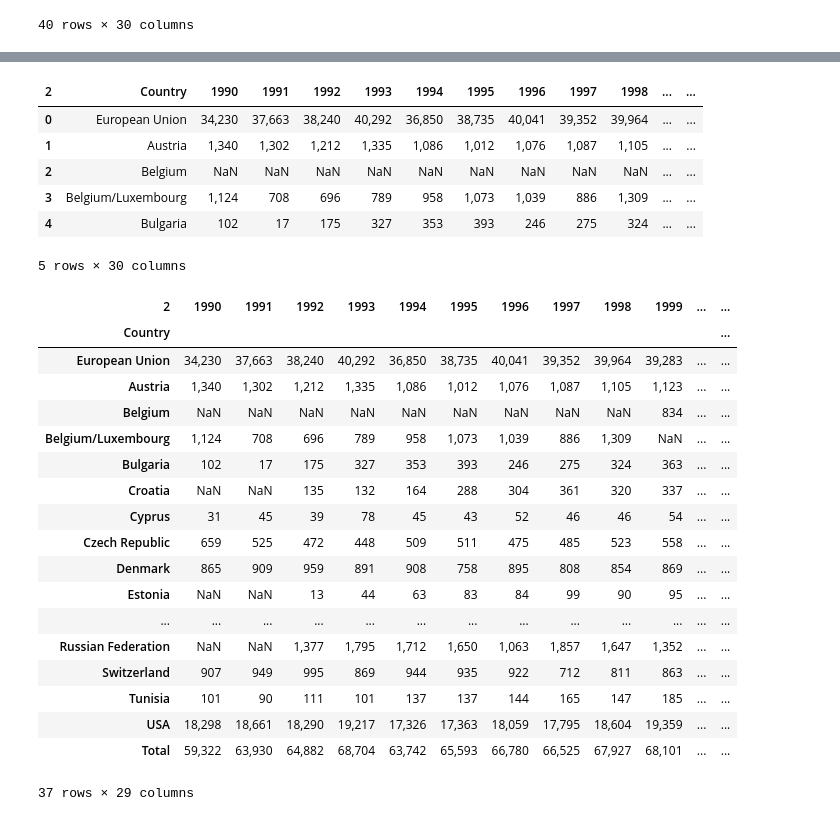
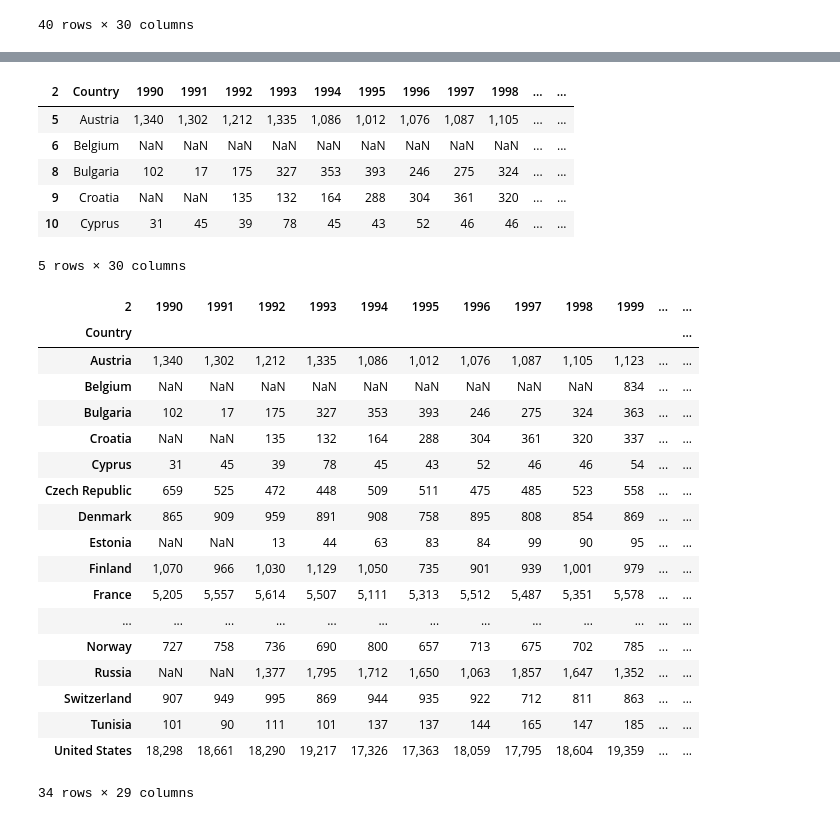
Before and after one commit to dmar0726/ETL-Project, a Jupyter notebook: ico-data/import_consumption_ico.ipynb, the cells around one changed output, grey strips where cells are left out. Cells and saved outputs as stored; diff of their text form; code cells hidden in the pictures.

Commit message:
delete unneeded rows, change country names

```diff
--- a/ico-data/import_consumption_ico.ipynb
+++ b/ico-data/import_consumption_ico.ipynb
@@ -56,4 +56,4 @@ renamed_df
 40 rows × 30 columns
 # %%
 # renamed_df.delete(renamed_df.loc[renamed_df["Disappearance"] == "In thousand 60-kg bags"])
-dropped_df = renamed_df.drop(index=[0,43])
+dropped_df = renamed_df.drop(index=[0, 4, 7, 42, 43])
@@ -69,0 +60,3 @@ dropped_df.head()
+# %%
+dropped_df["Disappearance"] = dropped_df["Disappearance"].replace({"USA": "United States", "Russian Federation": "Russia"})
+dropped_df
@@ -115,34 +127,34 @@ dropped_df.reset_index(drop=True)
 # %%
-final_df = final_df.rename(columns = {"Calendar years": "Country"})
-final_df.head()
+dropped_df = dropped_df.rename(columns = {"Calendar years": "Country"})
+dropped_df.head()
 # %% [output]
 | 2 | Country | 1990 | 1991 | 1992 | 1993 | 1994 | 1995 | 1996 | 1997 | 1998 | ... | ... |
-| 0 | European Union | 34,230 | 37,663 | 38,240 | 40,292 | 36,850 | 38,735 | 40,041 | 39,352 | 39,964 | ... | ... |
-| 1 | Austria | 1,340 | 1,302 | 1,212 | 1,335 | 1,086 | 1,012 | 1,076 | 1,087 | 1,105 | ... | ... |
-| 2 | Belgium | NaN | NaN | NaN | NaN | NaN | NaN | NaN | NaN | NaN | ... | ... |
-| 3 | Belgium/Luxembourg | 1,124 | 708 | 696 | 789 | 958 | 1,073 | 1,039 | 886 | 1,309 | ... | ... |
-| 4 | Bulgaria | 102 | 17 | 175 | 327 | 353 | 393 | 246 | 275 | 324 | ... | ... |
+| 5 | Austria | 1,340 | 1,302 | 1,212 | 1,335 | 1,086 | 1,012 | 1,076 | 1,087 | 1,105 | ... | ... |
+| 6 | Belgium | NaN | NaN | NaN | NaN | NaN | NaN | NaN | NaN | NaN | ... | ... |
+| 8 | Bulgaria | 102 | 17 | 175 | 327 | 353 | 393 | 246 | 275 | 324 | ... | ... |
+| 9 | Croatia | NaN | NaN | 135 | 132 | 164 | 288 | 304 | 361 | 320 | ... | ... |
+| 10 | Cyprus | 31 | 45 | 39 | 78 | 45 | 43 | 52 | 46 | 46 | ... | ... |
 5 rows × 30 columns
 # %%
-final_df.set_index(keys="Country")
+dropped_df.set_index(keys="Country")
 # %% [output]
 | 2 | 1990 | 1991 | 1992 | 1993 | 1994 | 1995 | 1996 | 1997 | 1998 | 1999 | ... | ... |
 | Country |  |  |  |  |  |  |  |  |  |  |  | ... |
-| European Union | 34,230 | 37,663 | 38,240 | 40,292 | 36,850 | 38,735 | 40,041 | 39,352 | 39,964 | 39,283 | ... | ... |
 | Austria | 1,340 | 1,302 | 1,212 | 1,335 | 1,086 | 1,012 | 1,076 | 1,087 | 1,105 | 1,123 | ... | ... |
 | Belgium | NaN | NaN | NaN | NaN | NaN | NaN | NaN | NaN | NaN | 834 | ... | ... |
-| Belgium/Luxembourg | 1,124 | 708 | 696 | 789 | 958 | 1,073 | 1,039 | 886 | 1,309 | NaN | ... | ... |
 | Bulgaria | 102 | 17 | 175 | 327 | 353 | 393 | 246 | 275 | 324 | 363 | ... | ... |
 | Croatia | NaN | NaN | 135 | 132 | 164 | 288 | 304 | 361 | 320 | 337 | ... | ... |
 | Cyprus | 31 | 45 | 39 | 78 | 45 | 43 | 52 | 46 | 46 | 54 | ... | ... |
 | Czech Republic | 659 | 525 | 472 | 448 | 509 | 511 | 475 | 485 | 523 | 558 | ... | ... |
 | Denmark | 865 | 909 | 959 | 891 | 908 | 758 | 895 | 808 | 854 | 869 | ... | ... |
 | Estonia | NaN | NaN | 13 | 44 | 63 | 83 | 84 | 99 | 90 | 95 | ... | ... |
+| Finland | 1,070 | 966 | 1,030 | 1,129 | 1,050 | 735 | 901 | 939 | 1,001 | 979 | ... | ... |
+| France | 5,205 | 5,557 | 5,614 | 5,507 | 5,111 | 5,313 | 5,512 | 5,487 | 5,351 | 5,578 | ... | ... |
 | ... | ... | ... | ... | ... | ... | ... | ... | ... | ... | ... | ... | ... |
-| Russian Federation | NaN | NaN | 1,377 | 1,795 | 1,712 | 1,650 | 1,063 | 1,857 | 1,647 | 1,352 | ... | ... |
+| Norway | 727 | 758 | 736 | 690 | 800 | 657 | 713 | 675 | 702 | 785 | ... | ... |
+| Russia | NaN | NaN | 1,377 | 1,795 | 1,712 | 1,650 | 1,063 | 1,857 | 1,647 | 1,352 | ... | ... |
 | Switzerland | 907 | 949 | 995 | 869 | 944 | 935 | 922 | 712 | 811 | 863 | ... | ... |
 | Tunisia | 101 | 90 | 111 | 101 | 137 | 137 | 144 | 165 | 147 | 185 | ... | ... |
-| USA | 18,298 | 18,661 | 18,290 | 19,217 | 17,326 | 17,363 | 18,059 | 17,795 | 18,604 | 19,359 | ... | ... |
-| Total | 59,322 | 63,930 | 64,882 | 68,704 | 63,742 | 65,593 | 66,780 | 66,525 | 67,927 | 68,101 | ... | ... |
+| United States | 18,298 | 18,661 | 18,290 | 19,217 | 17,326 | 17,363 | 18,059 | 17,795 | 18,604 | 19,359 | ... | ... |
-37 rows × 29 columns
+34 rows × 29 columns
 # %%
```
Also changed, not shown: parts of 5 cells of this notebook, 10 other files.
